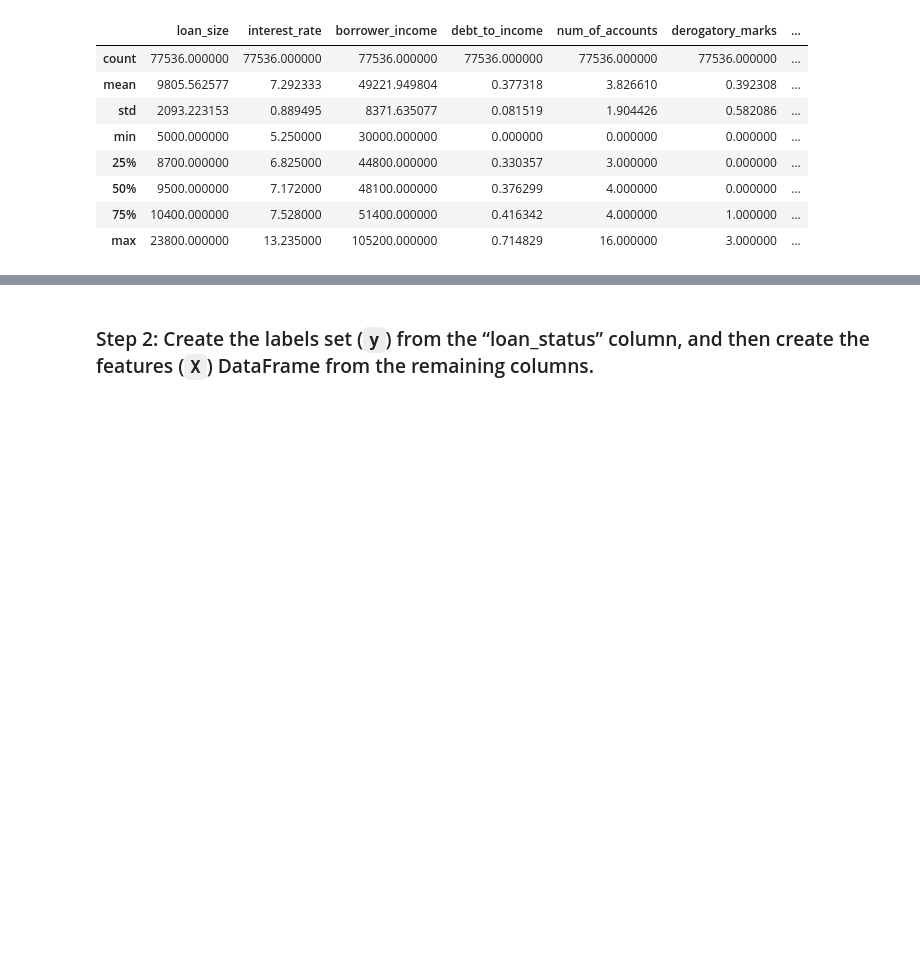
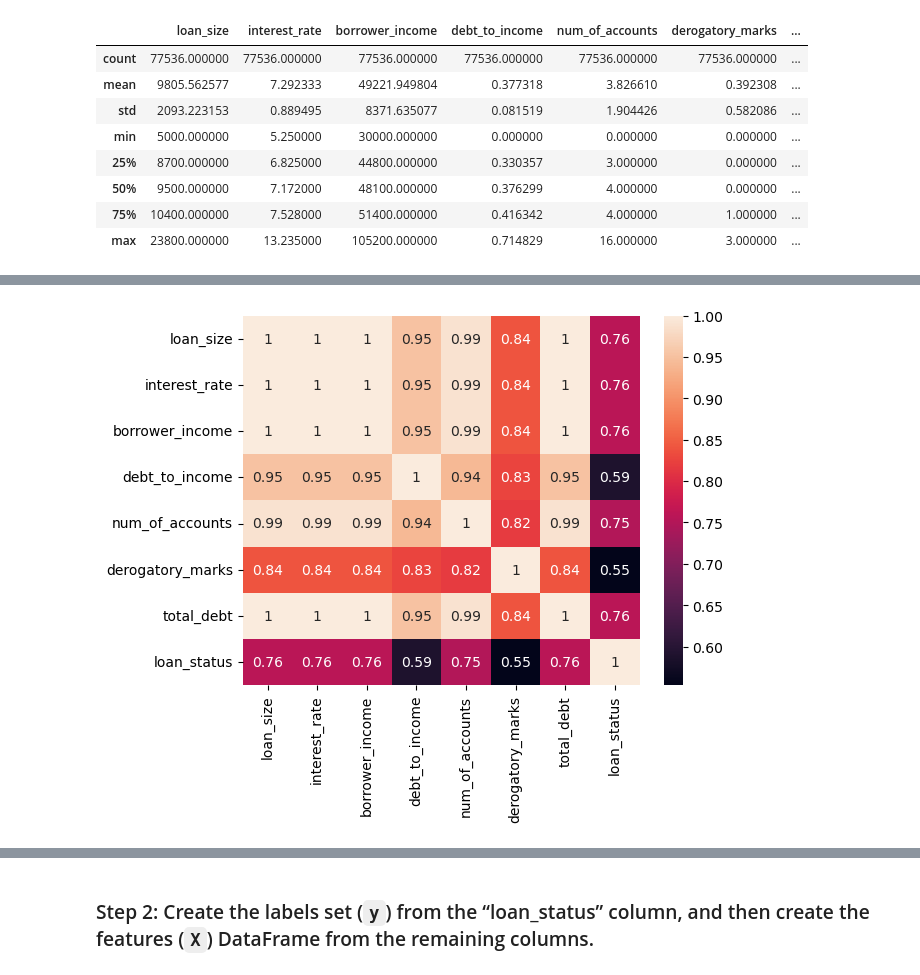
Before and after one commit to DanteCubit/ds_module_20_Credit_Risk_Classification, a Jupyter notebook: Credit_Risk/credit_risk_classification.ipynb, the cells around one changed output, grey strips where cells are left out. Drawn from its saved outputs; the diff is of its cells as text; code cells hidden in the pictures; blank space fills up the shorter version.

```diff
--- a/Credit_Risk/credit_risk_classification.ipynb
+++ b/Credit_Risk/credit_risk_classification.ipynb
@@ -72,0 +80,5 @@ df.describe()
+# %%
+# Feature selection
+# correlation analysis
+corrs = df.corr()
+corrs
@@ -72,0 +95,5 @@ df.describe()
+# %%
+sns.heatmap(corrs, annot=True)
+plt.show()
+# %% [output]
+[figure, added]
```
Also changed, not shown: parts of 20 cells of this notebook.
